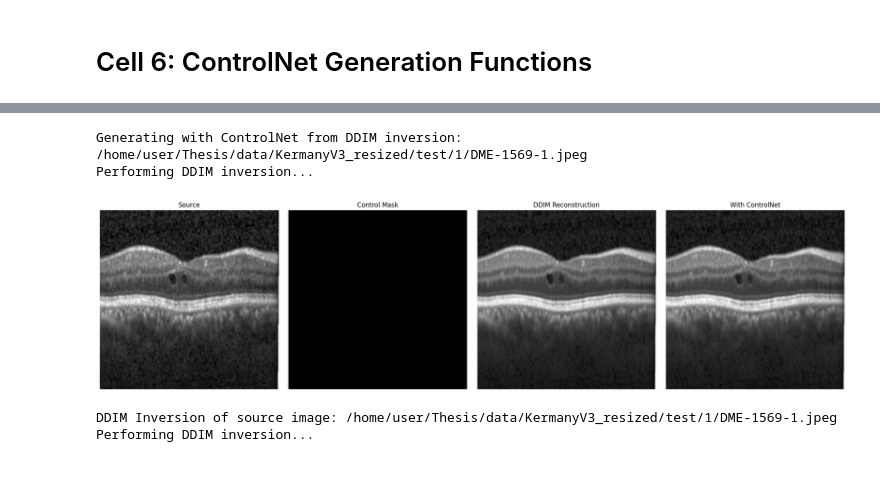
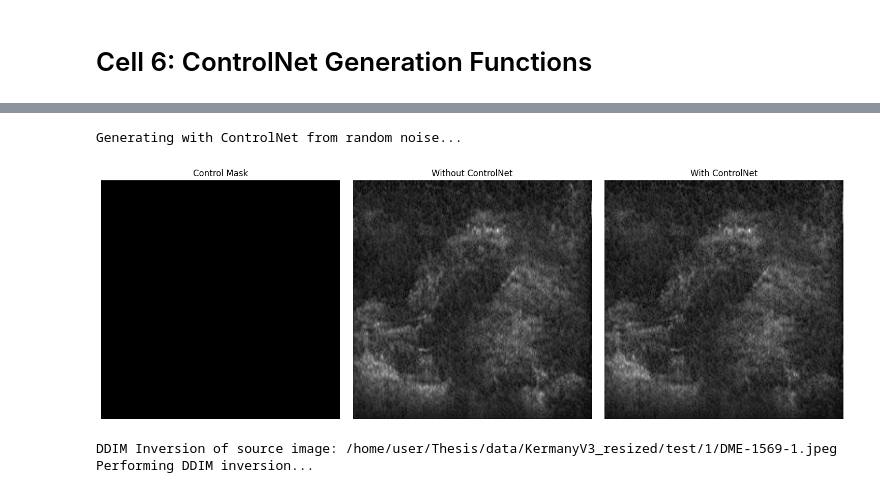
Before and after one commit to marceljhuber/maisi, a Jupyter notebook: Generation.ipynb, the cells around one changed output, grey strips where cells are left out. Cells and saved outputs as stored; diff of their text form; code cells hidden in the pictures.

Commit message:
ddim

```diff
--- a/Generation.ipynb
+++ b/Generation.ipynb
@@ -88,6 +91,7 @@ def load_models(config_path="./configs/config_CONTROLNET_germany_ddim.json"):
 
     # Load noise scheduler
     noise_scheduler = define_instance(args, "noise_scheduler")
+    noise_scheduler.num_inference_steps = 50
 
     print("All models loaded successfully!")
 
@@ -336,6 +340,7 @@ def controlnet_generation_demo(mask_path, use_random_noise=True, source_image_pa
         # Add noise to the encoded latent
         noise = torch.randn_like(latent)
         initial_noise = latent + 0.5 * noise  # Partial noise
+        # initial_noise = latent  # No noise
         source_display = tensor_to_image((source_img + 1) / 2)
 
     # Generate using ControlNet
@@ -371,14 +376,10 @@ def controlnet_generation_demo(mask_path, use_random_noise=True, source_image_pa
 
     return controlled_latent, controlled_image, uncontrolled_latent, uncontrolled_image
 
-# Example usage:
-# controlled_latent, controlled_image, uncontrolled_latent, uncontrolled_image = controlnet_generation_demo(
-#     mask_path="path/to/mask.png",
-#     use_random_noise=True
-# )
+
 controlled_latent, controlled_image, uncontrolled_latent, uncontrolled_image = controlnet_generation_demo(
     mask_path=mask_path,
-    use_random_noise=False,
+    use_random_noise=True,
     source_image_path=image_path
 )
 # %% [output]
@@ -451,9 +452,9 @@ def denoise_with_controlnet_ddim(initial_latent, control_mask, stored_noise_pred
             # Optionally blend with stored noise predictions for better reconstruction
             if stored_noise_preds is not None and i < len(stored_noise_preds):
                 # Blend original and controlled noise predictions
-                blend_factor = 0.3  # Adjust based on how much original structure to preserve
+                blend_factor = 0.1  # Adjust based on how much original structure to preserve
                 noise_pred = (1 - blend_factor) * noise_pred + blend_factor * stored_noise_preds[i]
-                noise_pred = blend_factor * stored_noise_preds[i]
+                # noise_pred = blend_factor * stored_noise_preds[i]
 
             latents, _ = noise_scheduler.step(noise_pred, t, latents)
 
@@ -502,37 +503,36 @@ def controlnet_generation_demo_ddim(mask_path, use_random_noise=True, source_ima
         controlled_image = torch.clip(controlled_image, -1.0, 1.0)
 
         uncontrolled_image = recon_model(uncontrolled_latent)
         uncontrolled_image = torch.clip(uncontrolled_image, -1.0, 1.0)
 
     # Display results
     controlled_img = tensor_to_image((controlled_image + 1) / 2)
     uncontrolled_img = tensor_to_image((uncontrolled_image + 1) / 2)
 
     if source_display is not None:
         display_images(
             [source_display, mask_display, uncontrolled_img, controlled_img],
             ["Source", "Control Mask", "DDIM Reconstruction", "With ControlNet"],
             figsize=(20, 5)
         )
     else:
         display_images(
             [mask_display, uncontrolled_img, controlled_img],
             ["Control Mask", "Without ControlNet", "With ControlNet"],
             figsize=(15, 5)
         )
 
     return controlled_latent, controlled_image, uncontrolled_latent, uncontrolled_image, stored_noise_preds
 
 # Example usage:
 controlled_latent, controlled_image, uncontrolled_latent, uncontrolled_image, noise_preds = controlnet_generation_demo_ddim(
     mask_path=mask_path,
-    use_random_noise=False,
+    use_random_noise=True,
     source_image_path=image_path
 )
 # %% [output]
-Generating with ControlNet from DDIM inversion: /home/user/Thesis/data/KermanyV3_resized/test/1/DME-1569-1.jpeg
-Performing DDIM inversion...
+Generating with ControlNet from random noise...
-[figure, old version]
+[figure, new version]
 # %%
 import math
 
```
Also changed, not shown: parts of 6 cells of this notebook, 7 other files.
